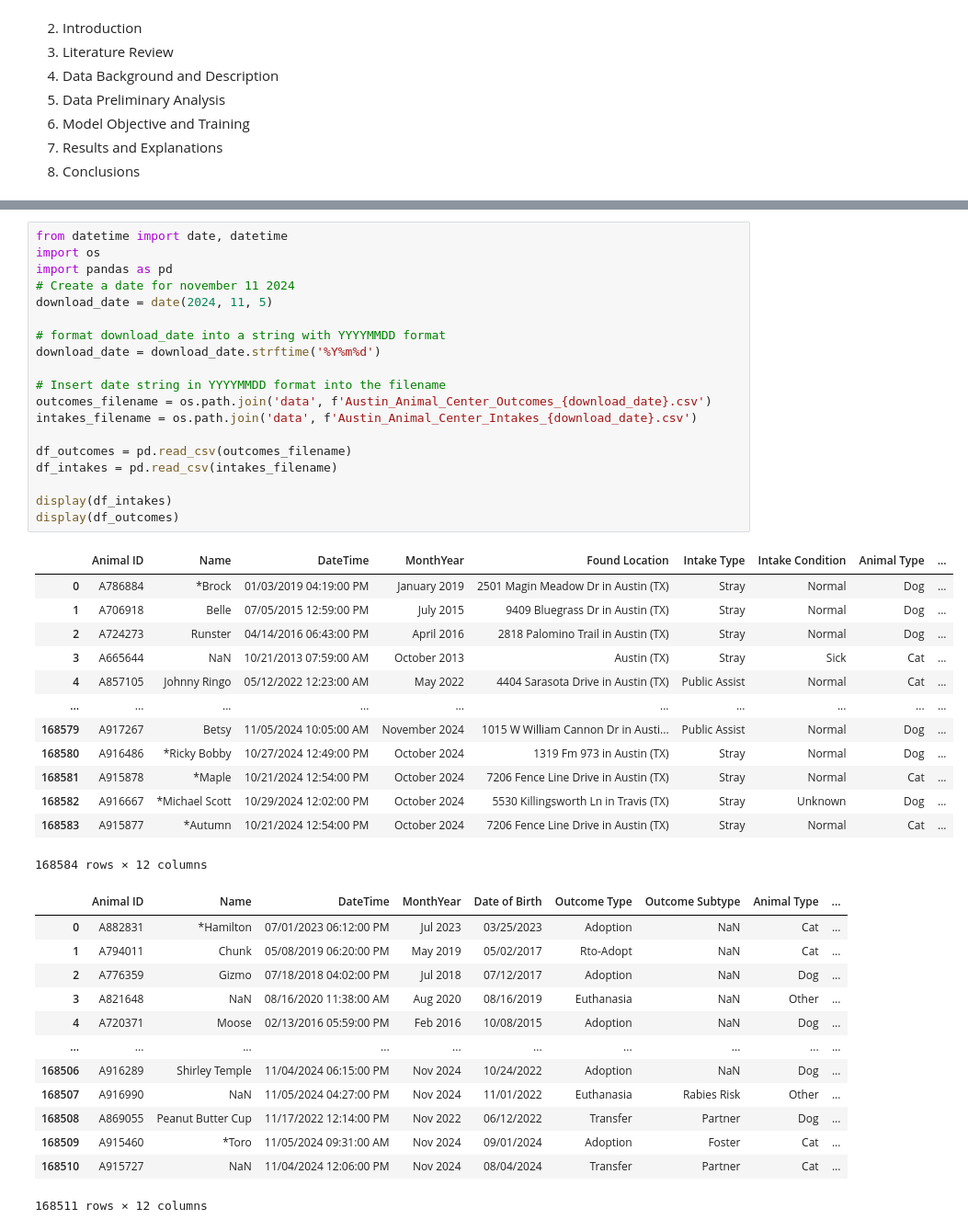
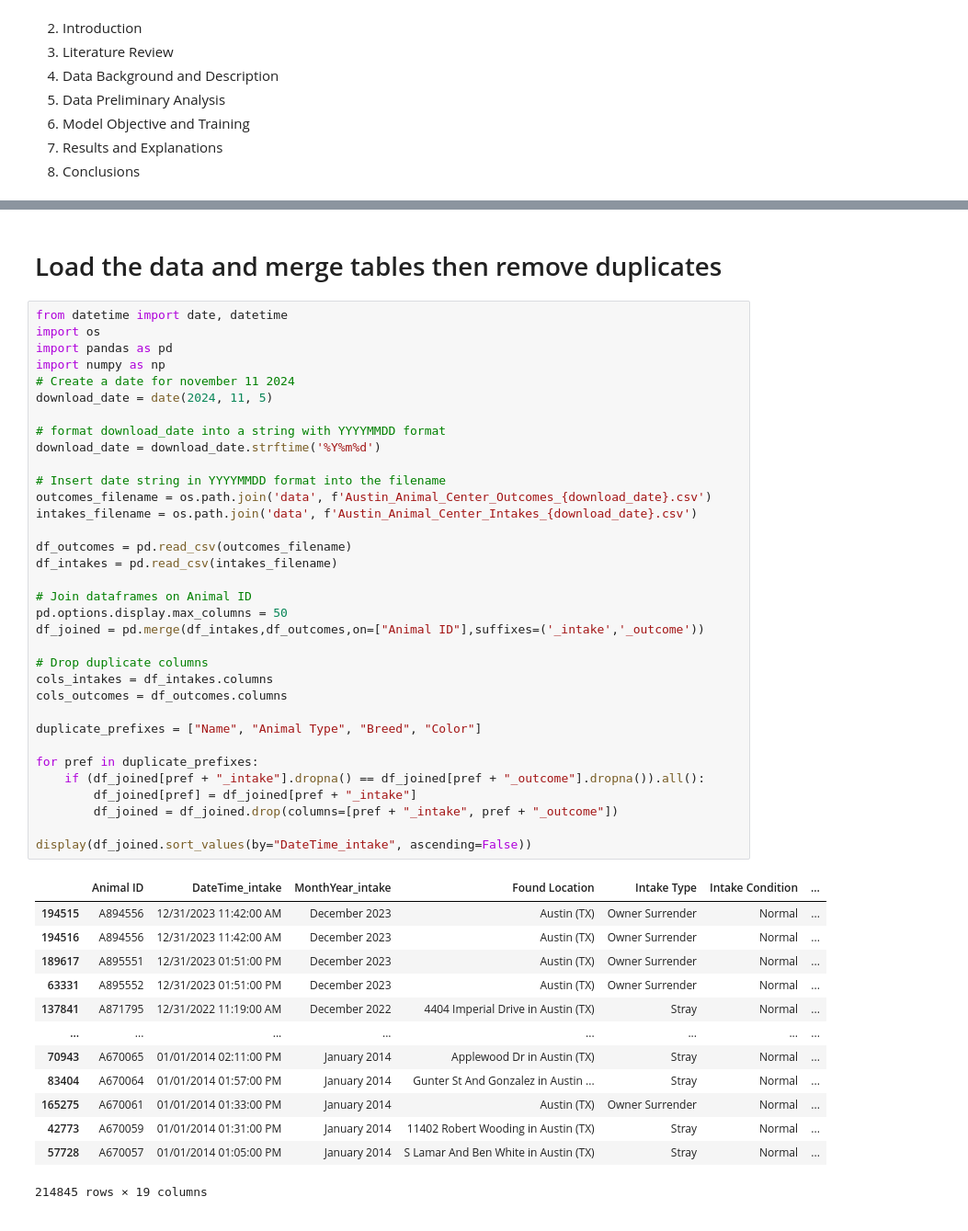
Before and after one commit to alpalkah/csmlFinalProject, a Jupyter notebook: testing.ipynb, the cells around one changed output, grey strips where cells are left out. Shown at 92% size. Cells and saved outputs as stored; diff of their text form.

```diff
--- a/testing.ipynb
+++ b/testing.ipynb
@@ -20,46 +20,50 @@
+# %% [markdown]
+# Load the data and merge tables then remove duplicates
 # %%
 from datetime import date, datetime
 import os
 import pandas as pd
+import numpy as np
 # Create a date for november 11 2024
 download_date = date(2024, 11, 5)
 
 # format download_date into a string with YYYYMMDD format
 download_date = download_date.strftime('%Y%m%d')
 
 # Insert date string in YYYYMMDD format into the filename
 outcomes_filename = os.path.join('data', f'Austin_Animal_Center_Outcomes_{download_date}.csv')
 intakes_filename = os.path.join('data', f'Austin_Animal_Center_Intakes_{download_date}.csv')
 
 df_outcomes = pd.read_csv(outcomes_filename)
 df_intakes = pd.read_csv(intakes_filename)
 
-display(df_intakes)
-display(df_outcomes)
+# Join dataframes on Animal ID
+pd.options.display.max_columns = 50
+df_joined = pd.merge(df_intakes,df_outcomes,on=["Animal ID"],suffixes=('_intake','_outcome'))
+
+# Drop duplicate columns
+cols_intakes = df_intakes.columns
+cols_outcomes = df_outcomes.columns
+
+duplicate_prefixes = ["Name", "Animal Type", "Breed", "Color"]
+
+for pref in duplicate_prefixes:
+    if (df_joined[pref + "_intake"].dropna() == df_joined[pref + "_outcome"].dropna()).all():
+        df_joined[pref] = df_joined[pref + "_intake"]
+        df_joined = df_joined.drop(columns=[pref + "_intake", pref + "_outcome"])
+
+display(df_joined.sort_values(by="DateTime_intake", ascending=False))
 # %% [output]
-|  | Animal ID | Name | DateTime | MonthYear | Found Location | Intake Type | Intake Condition | Animal Type | ... |
-| 0 | A786884 | *Brock | 01/03/2019 04:19:00 PM | January 2019 | 2501 Magin Meadow Dr in Austin (TX) | Stray | Normal | Dog | ... |
-| 1 | A706918 | Belle | 07/05/2015 12:59:00 PM | July 2015 | 9409 Bluegrass Dr in Austin (TX) | Stray | Normal | Dog | ... |
-| 2 | A724273 | Runster | 04/14/2016 06:43:00 PM | April 2016 | 2818 Palomino Trail in Austin (TX) | Stray | Normal | Dog | ... |
-| 3 | A665644 | NaN | 10/21/2013 07:59:00 AM | October 2013 | Austin (TX) | Stray | Sick | Cat | ... |
-| 4 | A857105 | Johnny Ringo | 05/12/2022 12:23:00 AM | May 2022 | 4404 Sarasota Drive in Austin (TX) | Public Assist | Normal | Cat | ... |
-| ... | ... | ... | ... | ... | ... | ... | ... | ... | ... |
-| 168579 | A917267 | Betsy | 11/05/2024 10:05:00 AM | November 2024 | 1015 W William Cannon Dr in Austi... | Public Assist | Normal | Dog | ... |
-| 168580 | A916486 | *Ricky Bobby | 10/27/2024 12:49:00 PM | October 2024 | 1319 Fm 973 in Austin (TX) | Stray | Normal | Dog | ... |
-| 168581 | A915878 | *Maple | 10/21/2024 12:54:00 PM | October 2024 | 7206 Fence Line Drive in Austin (TX) | Stray | Normal | Cat | ... |
-| 168582 | A916667 | *Michael Scott | 10/29/2024 12:02:00 PM | October 2024 | 5530 Killingsworth Ln in Travis (TX) | Stray | Unknown | Dog | ... |
-| 168583 | A915877 | *Autumn | 10/21/2024 12:54:00 PM | October 2024 | 7206 Fence Line Drive in Austin (TX) | Stray | Normal | Cat | ... |
+|  | Animal ID | DateTime_intake | MonthYear_intake | Found Location | Intake Type | Intake Condition | ... |
+| 194515 | A894556 | 12/31/2023 11:42:00 AM | December 2023 | Austin (TX) | Owner Surrender | Normal | ... |
+| 194516 | A894556 | 12/31/2023 11:42:00 AM | December 2023 | Austin (TX) | Owner Surrender | Normal | ... |
+| 189617 | A895551 | 12/31/2023 01:51:00 PM | December 2023 | Austin (TX) | Owner Surrender | Normal | ... |
+| 63331 | A895552 | 12/31/2023 01:51:00 PM | December 2023 | Austin (TX) | Owner Surrender | Normal | ... |
+| 137841 | A871795 | 12/31/2022 11:19:00 AM | December 2022 | 4404 Imperial Drive in Austin (TX) | Stray | Normal | ... |
+| ... | ... | ... | ... | ... | ... | ... | ... |
+| 70943 | A670065 | 01/01/2014 02:11:00 PM | January 2014 | Applewood Dr in Austin (TX) | Stray | Normal | ... |
+| 83404 | A670064 | 01/01/2014 01:57:00 PM | January 2014 | Gunter St And Gonzalez in Austin ... | Stray | Normal | ... |
+| 165275 | A670061 | 01/01/2014 01:33:00 PM | January 2014 | Austin (TX) | Owner Surrender | Normal | ... |
+| 42773 | A670059 | 01/01/2014 01:31:00 PM | January 2014 | 11402 Robert Wooding in Austin (TX) | Stray | Normal | ... |
+| 57728 | A670057 | 01/01/2014 01:05:00 PM | January 2014 | S Lamar And Ben White in Austin (TX) | Stray | Normal | ... |
-168584 rows × 12 columns
+214845 rows × 19 columns
-|  | Animal ID | Name | DateTime | MonthYear | Date of Birth | Outcome Type | Outcome Subtype | Animal Type | ... |
-| 0 | A882831 | *Hamilton | 07/01/2023 06:12:00 PM | Jul 2023 | 03/25/2023 | Adoption | NaN | Cat | ... |
-| 1 | A794011 | Chunk | 05/08/2019 06:20:00 PM | May 2019 | 05/02/2017 | Rto-Adopt | NaN | Cat | ... |
-| 2 | A776359 | Gizmo | 07/18/2018 04:02:00 PM | Jul 2018 | 07/12/2017 | Adoption | NaN | Dog | ... |
-| 3 | A821648 | NaN | 08/16/2020 11:38:00 AM | Aug 2020 | 08/16/2019 | Euthanasia | NaN | Other | ... |
-| 4 | A720371 | Moose | 02/13/2016 05:59:00 PM | Feb 2016 | 10/08/2015 | Adoption | NaN | Dog | ... |
-| ... | ... | ... | ... | ... | ... | ... | ... | ... | ... |
-| 168506 | A916289 | Shirley Temple | 11/04/2024 06:15:00 PM | Nov 2024 | 10/24/2022 | Adoption | NaN | Dog | ... |
-| 168507 | A916990 | NaN | 11/05/2024 04:27:00 PM | Nov 2024 | 11/01/2022 | Euthanasia | Rabies Risk | Other | ... |
-| 168508 | A869055 | Peanut Butter Cup | 11/17/2022 12:14:00 PM | Nov 2022 | 06/12/2022 | Transfer | Partner | Dog | ... |
-| 168509 | A915460 | *Toro | 11/05/2024 09:31:00 AM | Nov 2024 | 09/01/2024 | Adoption | Foster | Cat | ... |
-| 168510 | A915727 | NaN | 11/04/2024 12:06:00 PM | Nov 2024 | 08/04/2024 | Transfer | Partner | Cat | ... |
-168511 rows × 12 columns
```
Also changed, not shown: parts of 6 cells of this notebook.
